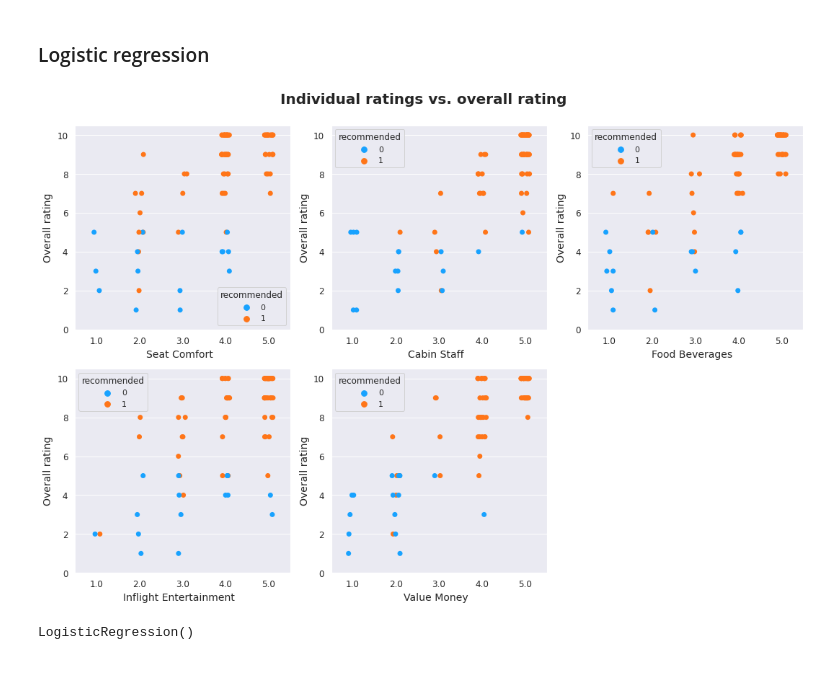
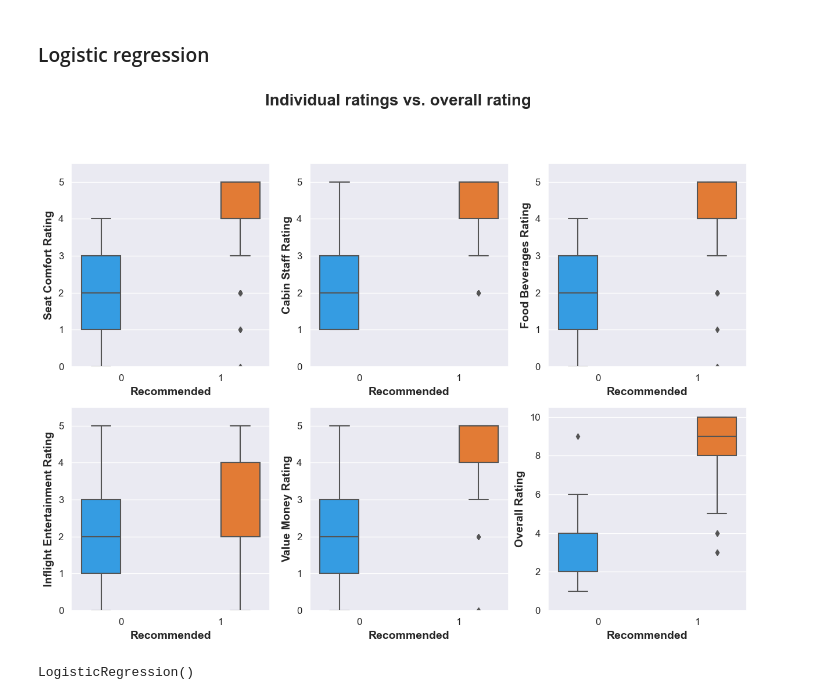
Before and after one commit to gremue/skytrax_analysis, a Jupyter notebook: Analysis.ipynb, the cells around one changed output. Cells and saved outputs as stored; diff of their text form; code cells hidden in the pictures; blank space fills up the shorter version.

Commit message:
Replaced stripplot for distribution of 'recommended' with boxplot for better understandability. Minor fixes.

```diff
--- a/Analysis.ipynb
+++ b/Analysis.ipynb
@@ -550,7 +571,7 @@ groupSet = pd.concat([lhGroup['swiss'], lhGroup['lufthansa'], lhGroup['austrian'
 # Create data set for 5-Star airlines
 
 fiveStarSet = pd.concat([lhGroup['swiss'], fiveStar['sia'],
-                     fiveStar['cathay'], fiveStar['qatar'], fiveStar['garuda']])
+                     fiveStar['asiana'], fiveStar['qatar'], fiveStar['garuda']])
 
 # Create data set and color palette for legacy airlines
 
@@ -1023,7 +1074,7 @@ from sklearn.cluster import KMeans
 X_kMeans = meanRating.drop(columns={'recommended'})
 
 # create kmeans object, fit data and predict labels
-kmeans = KMeans(n_clusters=4, random_state=1)
+kmeans = KMeans(n_clusters=3, random_state=1)
 kmeans.fit(X_kMeans)
 kmeans_labels = kmeans.predict(X_kMeans)
 # %%
@@ -1170,43 +1222,47 @@ from sklearn.metrics import mean_squared_error, r2_score
 # %%
-airline = allAirlines[allAirlines['airline']=='sia']
+airline = allAirlines[allAirlines['airline']=='swiss']
 # %%
 regFig, regAx = plt.subplots(2,3, figsize=(15,10))
-regFig.suptitle("Individual ratings vs. overall rating", y = 1, size=20, fontweight='bold')
+regFig.suptitle("Individual ratings vs. overall rating", y = 1.0, size=20, fontweight='bold')
 
 
 
 xValue = airline['overall_rating']
 yValue = [airline['seat_comfort_rating'], airline['cabin_staff_rating'],
           airline['food_beverages_rating'], airline['inflight_entertainment_rating'],
           airline['value_money_rating'], airline['overall_rating']]
 
 categories = ['seat_comfort_rating', 'cabin_staff_rating',
               'food_beverages_rating', 'inflight_entertainment_rating', 'value_money_rating', 'overall_rating']
 
 for i in range(2):
     for j in range(3):
         idx = 3*i + j
 
         jittered_y = xValue + 0.2 * np.random.rand(len(xValue)) -0.1
         jittered_x = yValue[idx] + 0.2 * np.random.rand(len(yValue[idx])) -0.1
 
-        sns.stripplot(data=airline, y='overall_rating', x=categories[idx],
-                      hue='recommended', ax=regAx[i][j], size=7, palette=binaryPalette)
+        sns.boxplot(data=airline, y=categories[idx], x='recommended',
+                      hue='recommended', ax=regAx[i][j], palette=binaryPalette)
 
-        xLabel = string.capwords(categories[idx].replace("_"," ")).replace("Rating", " ")
+        xLabel = string.capwords(categories[idx].replace("_"," "))#.replace("Rating", " ")
 
-        regAx[i][j].set_xlabel(xLabel, fontsize=14, labelpad=5)
-        regAx[i][j].set_ylabel('Overall rating', fontsize=14, labelpad=5)
+        regAx[i][j].set_xlabel('Recommended', fontsize=14, fontweight='bold', labelpad=5)
+        regAx[i][j].set_ylabel(xLabel, fontsize=14, fontweight='bold', labelpad=5)
         regAx[i][j].tick_params(axis='both', which='major', labelsize=12)
 
-        regAx[i][j].set_ylim(0,10.5)
+        regAx[i][j].set_ylim(0,5.5)
 
         if idx == 5:
-            regAx[i][j].set_visible(False)
+            regAx[i][j].set_visible(True)
+            regAx[i][j].set_ylim(0,10.5)
 
-regFig.tight_layout()
+        regAx[i][j].get_legend().remove()
+
+#regFig.tight_layout()
+#regFig.savefig('recommendation.png', dpi=300)
 # %% [output]
-[figure, old version]
+[figure, new version]
 # %%
 # prepare input data -> drop all columns with non numeric values
 regressionSet = airline.drop(columns={'date', 'cabin_flown', 'Airline-Group', 'airline'})
```
Also changed, not shown: parts of 30 cells of this notebook.
